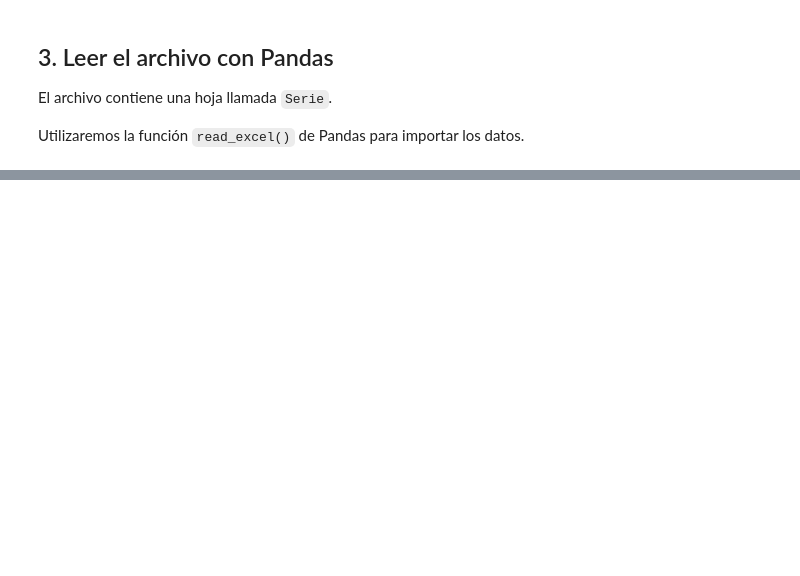
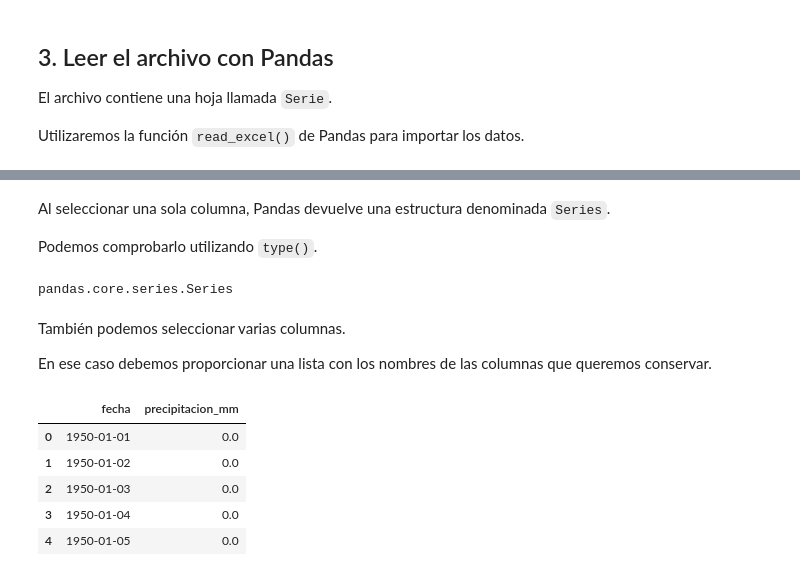
Before and after one commit to paulmunozpauta/Curso_Introduccion_Ciencia_Datos, a Jupyter notebook: Static/M02_02_Organización_preparación_datos.ipynb, the cells around one changed output, grey strips where cells are left out. Cells and saved outputs as stored; diff of their text form; code cells hidden in the pictures; blank space fills up the shorter version.

```diff
--- a/Static/M02_02_Organización_preparación_datos.ipynb
+++ b/Static/M02_02_Organización_preparación_datos.ipynb
@@ -463,0 +143,21 @@ Ahora debes reproducir el procedimiento utilizando la serie de precipitación de
+# %% [markdown]
+Al seleccionar una sola columna, Pandas devuelve una estructura denominada `Series`.
+
+Podemos comprobarlo utilizando `type()`.
+# %%
+type(datos["precipitacion_mm"])
+# %% [output]
+pandas.core.series.Series
+# %% [markdown]
+También podemos seleccionar varias columnas.
+
+En ese caso debemos proporcionar una lista con los nombres de las columnas que queremos conservar.
+# %%
+datos[["fecha", "precipitacion_mm"]].head()
+# %% [output]
+|  | fecha | precipitacion_mm |
+| 0 | 1950-01-01 | 0.0 |
+| 1 | 1950-01-02 | 0.0 |
+| 2 | 1950-01-03 | 0.0 |
+| 3 | 1950-01-04 | 0.0 |
+| 4 | 1950-01-05 | 0.0 |
```
Also changed, not shown: parts of 62 cells of this notebook.
